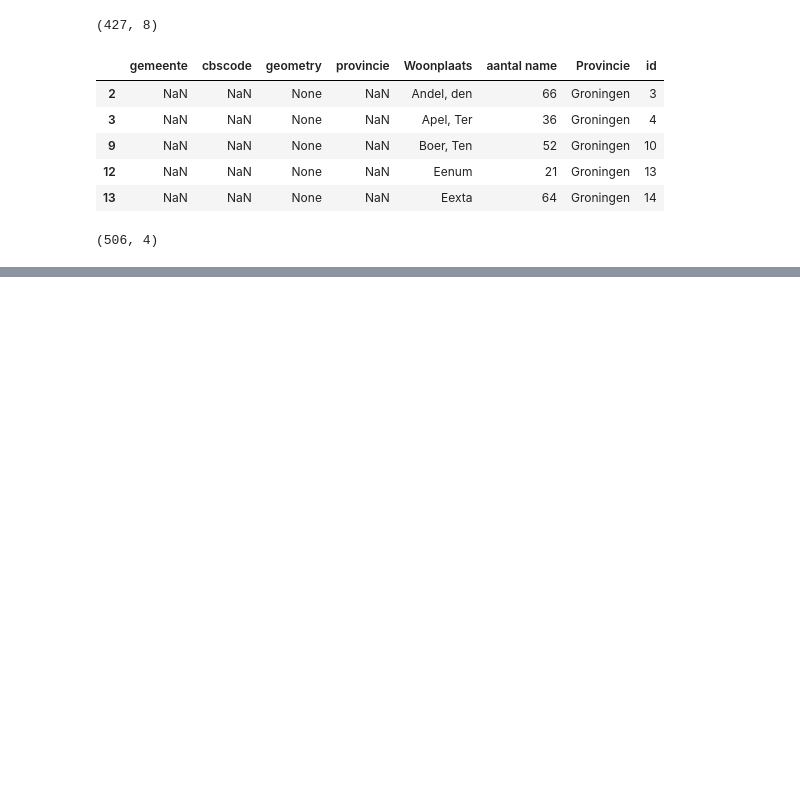
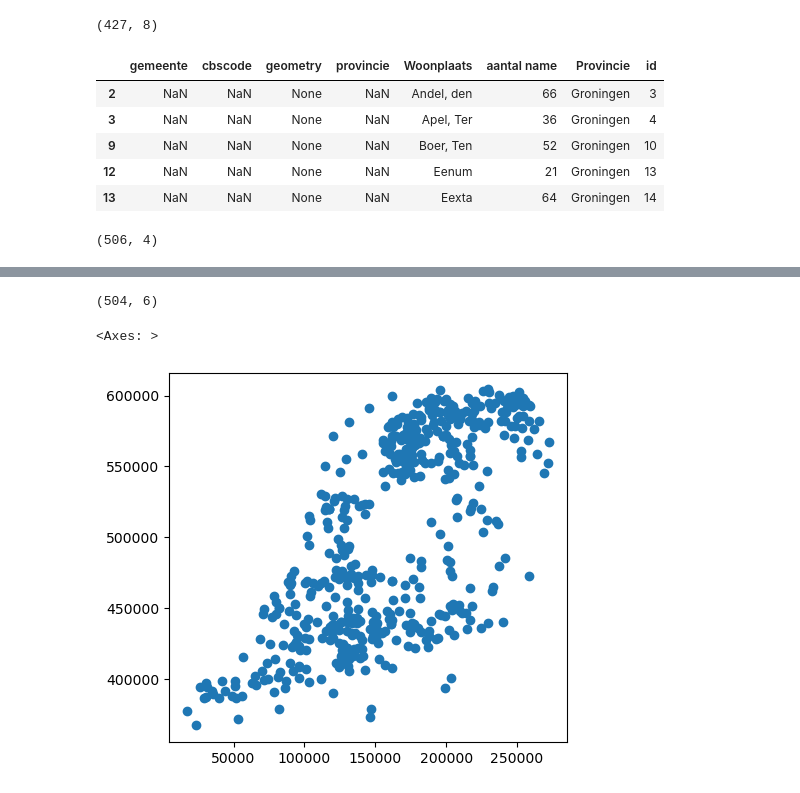
Before and after one commit to Morrizzzzz/aprilbeweging_map, a Jupyter notebook: map_1853_convertion.ipynb, the cells around one changed output, grey strips where cells are left out. Saved outputs shown, nothing was run; the diff lists cells and outputs as text; code cells hidden in the pictures; blank space fills up the shorter version.

```diff
--- a/map_1853_convertion.ipynb
+++ b/map_1853_convertion.ipynb
@@ -279,0 +614,24 @@ geocode_matched.shape
+# %%
+geocode_correct = geocode_correct.drop(columns=["correct", "match_label", "type", "score", "opmerkingen"])
+# %%
+geocoded_complete = pd.concat([geocode_correct, geocode_correct_wiki_id, manually_curated_id], ignore_index=True)
+# %%
+geocoded_complete.shape
+# %% [output]
+(504, 6)
+# %%
+# er zijn 2 Woonplaatsen die niet gematched konden worden. Die worden hier gedropt voordat de data wordt geplot. Dit moet nog worden gecheckt met Van Lieburg
+geocoded_complete = geocoded_complete[geocoded_complete["lat"].notna()]
+# %%
+geocoded_complete_gdf = gpd.GeoDataFrame(
+    geocoded_complete,
+    geometry=gpd.points_from_xy(geocoded_complete["lon"], geocoded_complete["lat"]),
+    crs="EPSG:4326"  # WGS84 (lat/lon)
+)
+
+geocoded_complete_gdf = geocoded_complete_gdf.to_crs("EPSG:28992")
+# %%
+geocoded_complete_gdf.plot()
+# %% [output]
+<Axes: >
+[figure, added]
```
Also changed, not shown: parts of 59 cells of this notebook.
